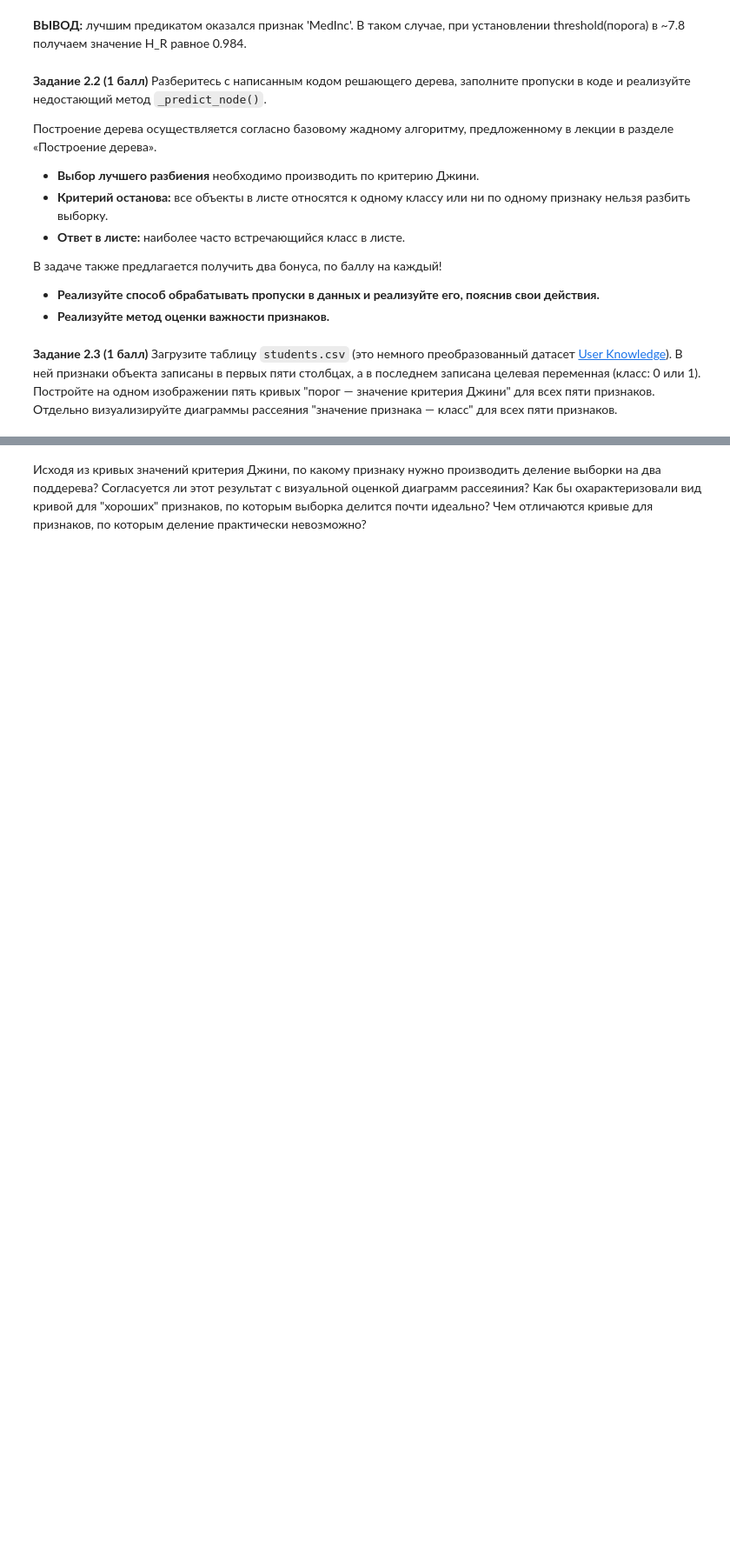
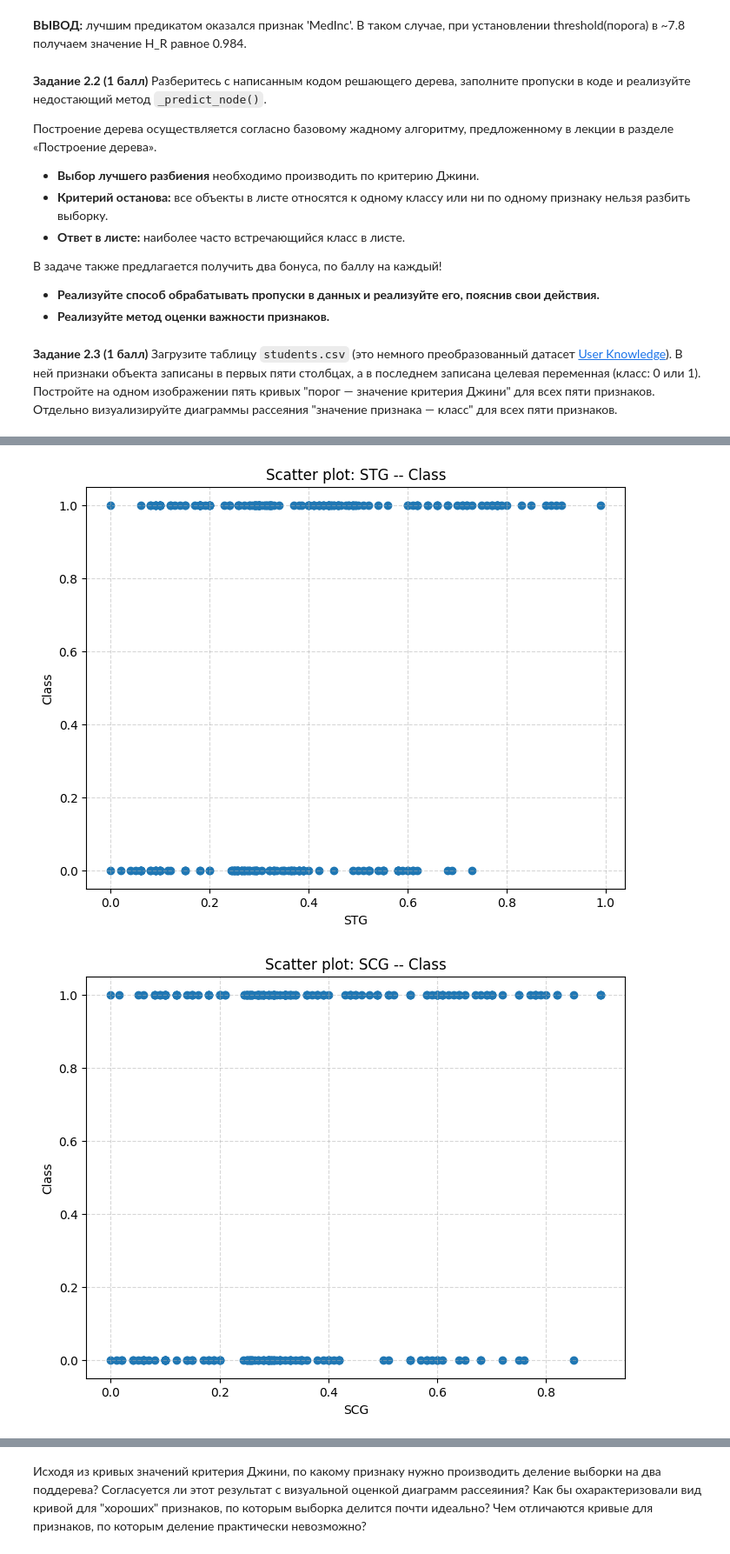
Before and after one commit to lapshinaaa/homework_machineLearning, a Jupyter notebook: hw07_trees_rf.ipynb, the cells around one changed output, grey strips where cells are left out. Shown: that part at 87% size. Saved outputs shown, nothing was run; the diff lists cells and outputs as text; code cells hidden in the pictures; blank space fills up the shorter version.

```diff
--- a/hw07_trees_rf.ipynb
+++ b/hw07_trees_rf.ipynb
@@ -450,0 +516,13 @@ class DecisionTree:
+# %%
+# plotting five different scatter diagrams 'feature value - class'
+for feature in features:
+  plt.figure(figsize=(8, 6))
+  plt.scatter(data[feature], data['UNS'])
+  plt.xlabel(feature)
+  plt.ylabel('Class')
+  plt.title(f'Scatter plot: {feature} -- Class')
+  plt.grid(True, linestyle='--', alpha=0.5)
+  plt.show()
+# %% [output]
+[figure, added]
+[figure, added]
```
Also changed, not shown: parts of 26 cells of this notebook.
